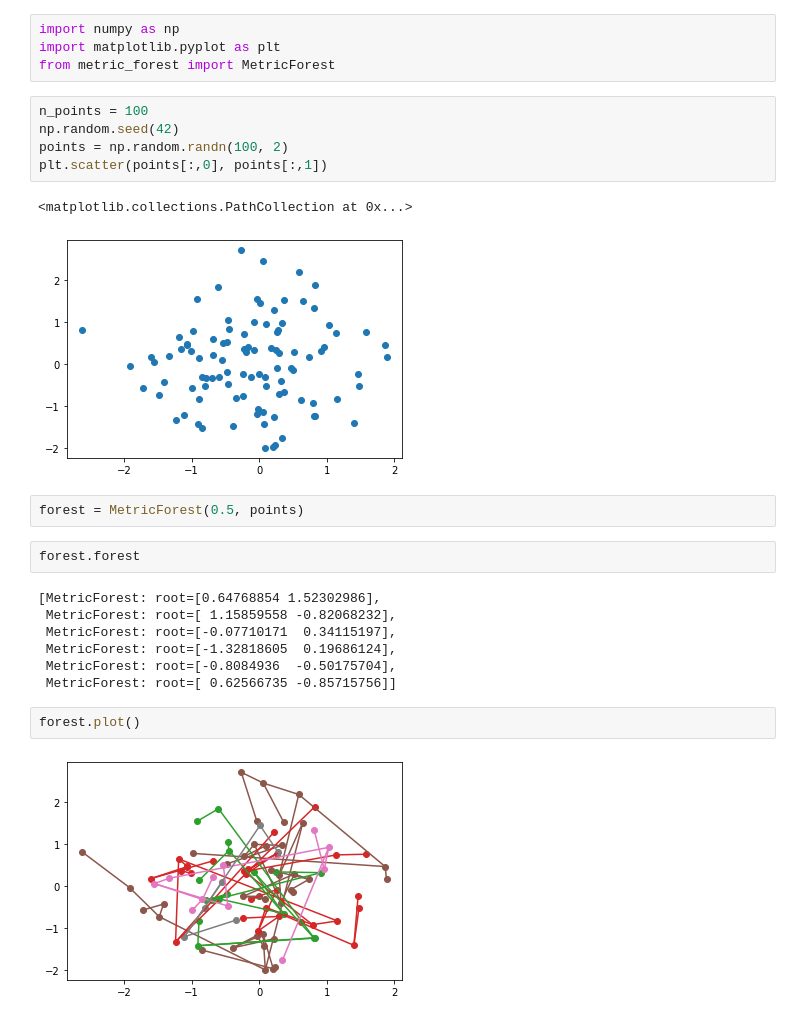
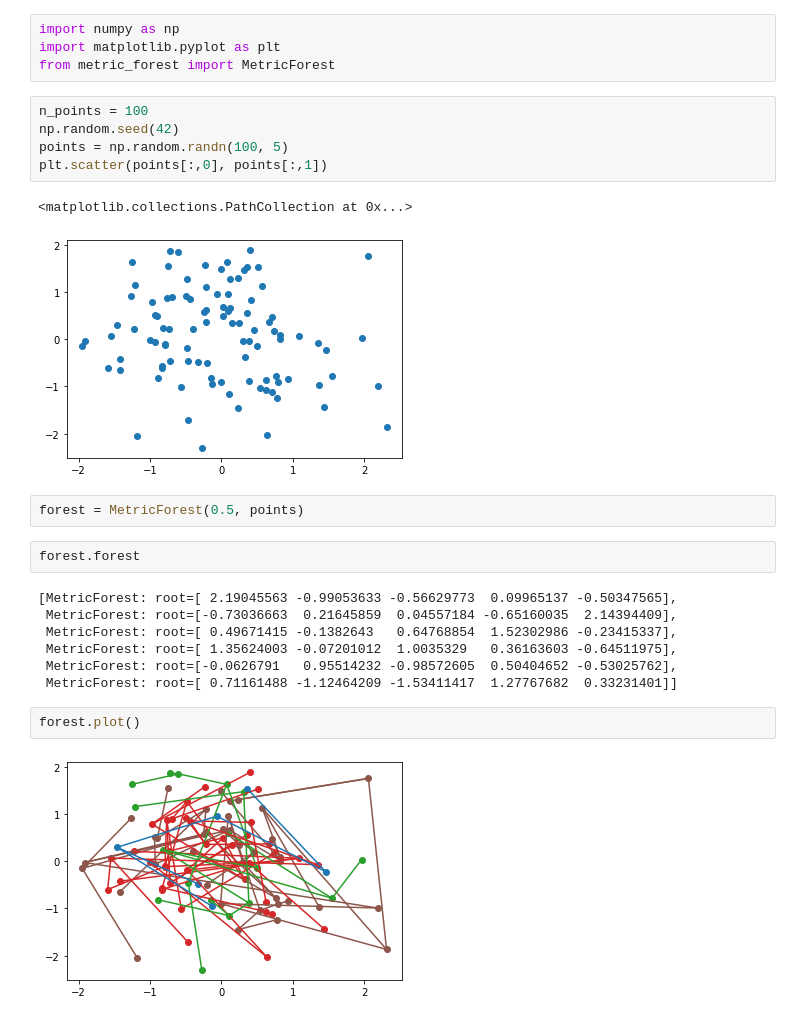
Before and after one commit to fdlci/FGMDA, a Jupyter notebook: test_forest.ipynb, the cells around one changed output. Saved outputs shown, nothing was run; the diff lists cells and outputs as text.

Commit message:
Adapt metric forest to dimension > 2

```diff
--- a/test_forest.ipynb
+++ b/test_forest.ipynb
@@ -5,23 +5,23 @@ from metric_forest import MetricForest
 # %%
 n_points = 100
 np.random.seed(42)
-points = np.random.randn(100, 2)
+points = np.random.randn(100, 5)
 plt.scatter(points[:,0], points[:,1])
 # %% [output]
 <matplotlib.collections.PathCollection at 0x...>
-[figure, old version]
+[figure, new version]
 # %%
 forest = MetricForest(0.5, points)
 # %%
 forest.forest
 # %% [output]
-[MetricForest: root=[0.64768854 1.52302986],
- MetricForest: root=[ 1.15859558 -0.82068232],
- MetricForest: root=[-0.07710171  0.34115197],
- MetricForest: root=[-1.32818605  0.19686124],
- MetricForest: root=[-0.8084936  -0.50175704],
- MetricForest: root=[ 0.62566735 -0.85715756]]
+[MetricForest: root=[ 2.19045563 -0.99053633 -0.56629773  0.09965137 -0.50347565],
+ MetricForest: root=[-0.73036663  0.21645859  0.04557184 -0.65160035  2.14394409],
+ MetricForest: root=[ 0.49671415 -0.1382643   0.64768854  1.52302986 -0.23415337],
+ MetricForest: root=[ 1.35624003 -0.07201012  1.0035329   0.36163603 -0.64511975],
+ MetricForest: root=[-0.0626791   0.95514232 -0.98572605  0.50404652 -0.53025762],
+ MetricForest: root=[ 0.71161488 -1.12464209 -1.53411417  1.27767682  0.33231401]]
 # %%
 forest.plot()
 # %% [output]
-[figure, old version]
+[figure, new version]
```
Also changed, not shown: 1 other file.
